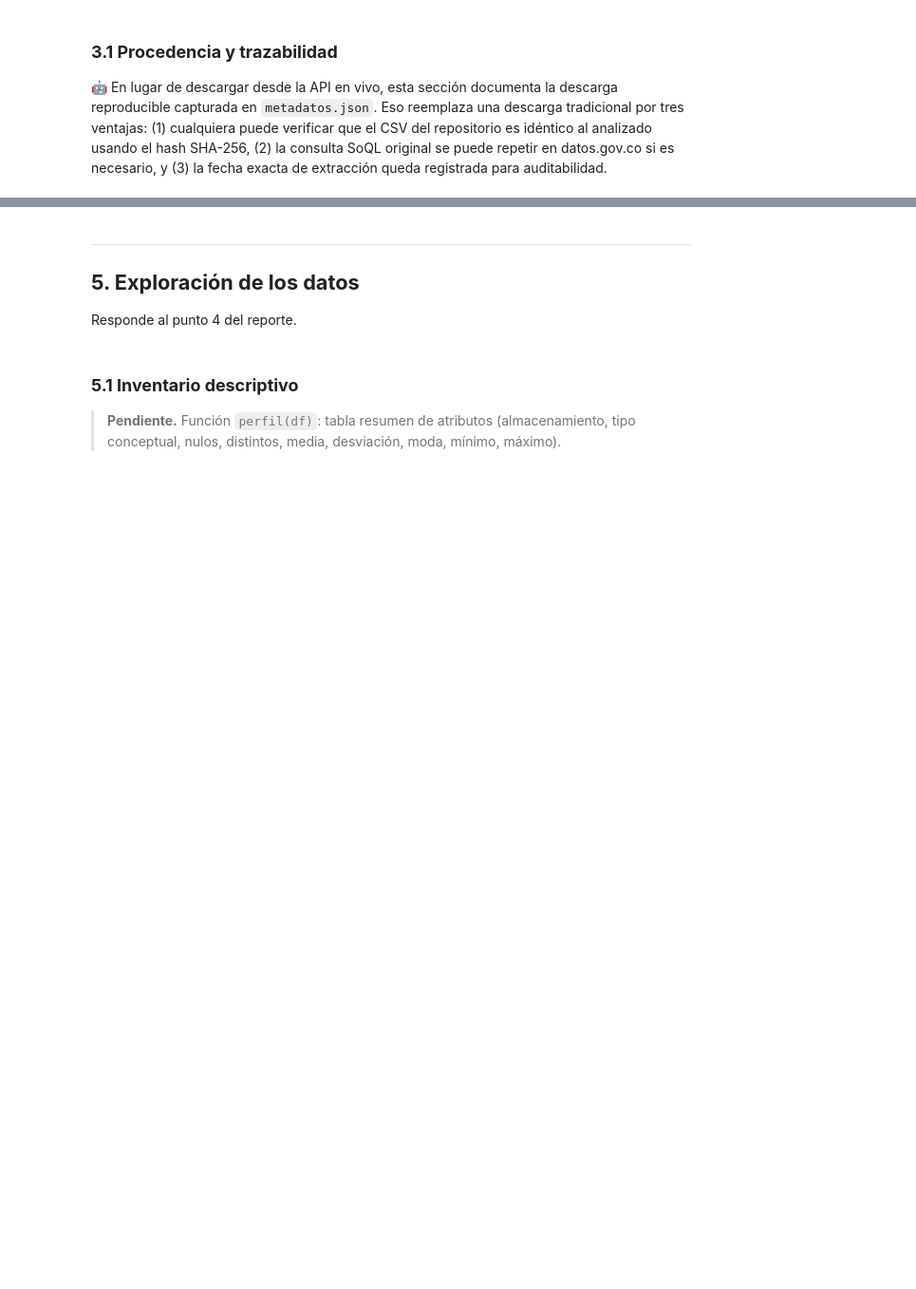
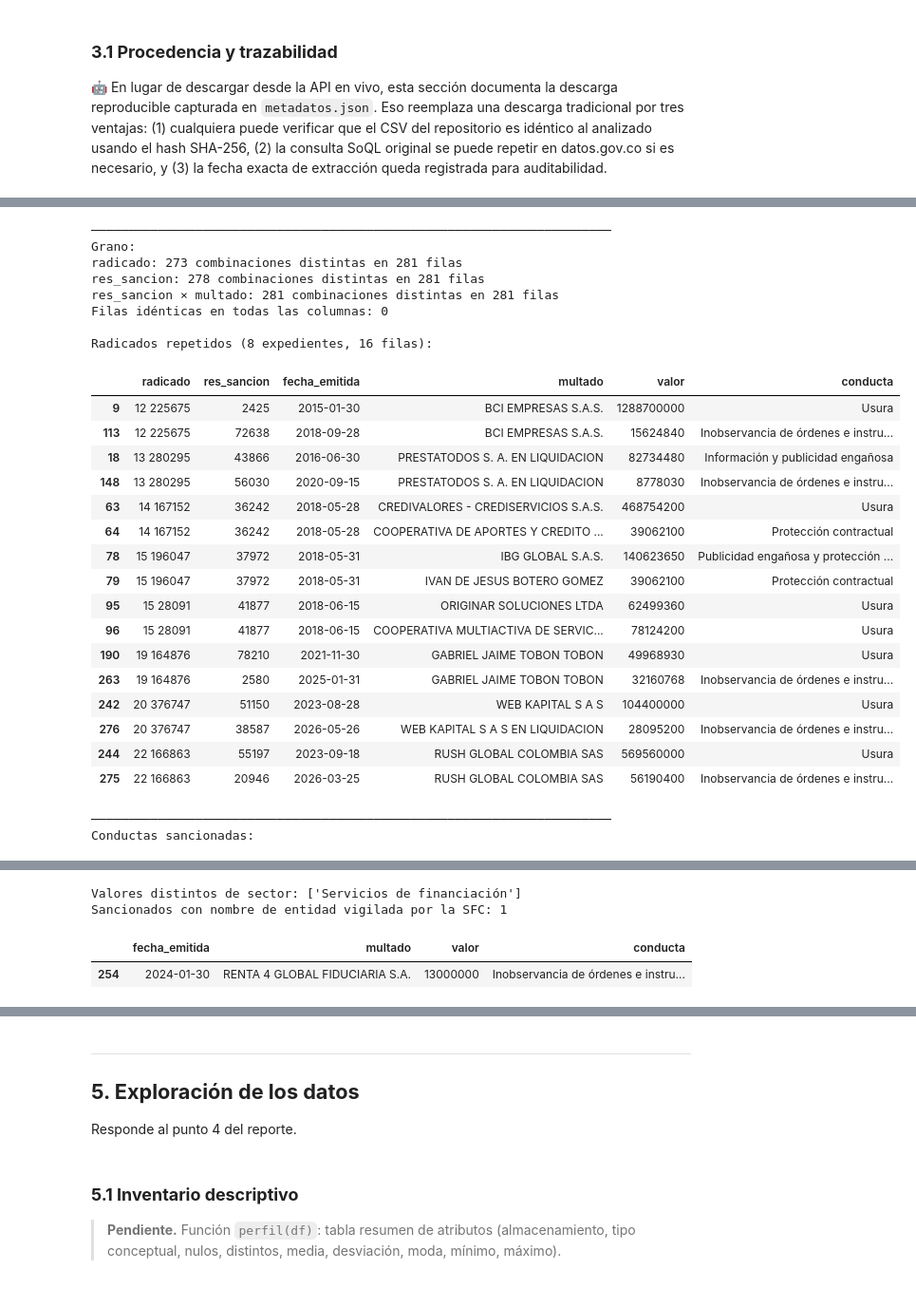
Before and after one commit to BautistaDavid/proyecto-final-gestion-datos, a Jupyter notebook: ProyectoFinal_DavidBautista_BelkyMayorga_FabianBecerra.ipynb, the cells around one changed output, grey strips where cells are left out. Shown at 95% size. Saved outputs shown, nothing was run; the diff lists cells and outputs as text; code cells hidden in the pictures; blank space fills up the shorter version.

```diff
--- a/ProyectoFinal_DavidBautista_BelkyMayorga_FabianBecerra.ipynb
+++ b/ProyectoFinal_DavidBautista_BelkyMayorga_FabianBecerra.ipynb
@@ -406,0 +717,18 @@ Responde al punto 3 del reporte: justificación, aporte a las preguntas y estrat
+# %%
+sanciones = datos["sanciones_sic"].copy()
+sanciones["fecha_emitida"] = pd.to_datetime(sanciones["fecha_emitida"])
+
+print(f"{'─'*70}\nColumnas y tipos:")
+display(sanciones.dtypes.to_frame("tipo"))
+
+por_ano_sic = sanciones.groupby(sanciones["fecha_emitida"].dt.year).agg(
+    sanciones=("radicado", "size"),
+    entidades=("multado", "nunique"),
+    valor_total=("valor", "sum"),
+    valor_mediano=("valor", "median"),
+)
+print(f"\n{'─'*70}\nSanciones por año:")
+display(por_ano_sic)
+print(f"Periodo: {sanciones['fecha_emitida'].min():%Y-%m-%d} a {sanciones['fecha_emitida'].max():%Y-%m-%d} · "
+      f"{len(sanciones):,} sanciones · {sanciones['multado'].nunique():,} entidades sancionadas distintas")
+print(f"Valor total de las multas: ${sanciones['valor'].sum():,.0f} · mediana: ${sanciones['valor'].median():,.0f}")
@@ -406,0 +766,47 @@ Responde al punto 3 del reporte: justificación, aporte a las preguntas y estrat
+# %%
+print(f"{'─'*70}\nGrano:")
+for cols in [["radicado"], ["res_sancion"], ["res_sancion", "multado"]]:
+    print(f"{' × '.join(cols)}: {len(sanciones[cols].drop_duplicates()):,} combinaciones distintas en {len(sanciones):,} filas")
+print(f"Filas idénticas en todas las columnas: {sanciones.duplicated().sum():,}")
+
+radicados_rep = sanciones[sanciones.duplicated("radicado", keep=False)].sort_values(["radicado", "fecha_emitida"])
+print(f"\nRadicados repetidos ({radicados_rep['radicado'].nunique()} expedientes, {len(radicados_rep)} filas):")
+display(radicados_rep[["radicado", "res_sancion", "fecha_emitida", "multado", "valor", "conducta"]])
+
+print(f"\n{'─'*70}\nConductas sancionadas:")
+display(sanciones.groupby("conducta").agg(sanciones=("radicado", "size"), valor_total=("valor", "sum"))
+        .sort_values("sanciones", ascending=False))
+print(f"Valores distintos de sector: {sanciones['sector'].unique().tolist()}")
+
+patron_sfc = "BANCO|DAVIVIENDA|FIDUCIARIA|CORREDORES|COMPAÑ[IÍ]A DE FINANCIAMIENTO"
+vigiladas = sanciones["multado"].str.upper().str.contains(patron_sfc, regex=True)
+print(f"Sancionados con nombre de entidad vigilada por la SFC: {vigiladas.sum()}")
+display(sanciones.loc[vigiladas, ["fecha_emitida", "multado", "valor", "conducta"]])
+# %% [output]
+──────────────────────────────────────────────────────────────────────
+Grano:
+radicado: 273 combinaciones distintas en 281 filas
+res_sancion: 278 combinaciones distintas en 281 filas
+res_sancion × multado: 281 combinaciones distintas en 281 filas
+Filas idénticas en todas las columnas: 0
+
+Radicados repetidos (8 expedientes, 16 filas):
+|  | radicado | res_sancion | fecha_emitida | multado | valor | conducta |
+| 9 | 12 225675 | 2425 | 2015-01-30 | BCI EMPRESAS S.A.S. | 1288700000 | Usura |
+| 113 | 12 225675 | 72638 | 2018-09-28 | BCI EMPRESAS S.A.S. | 15624840 | Inobservancia de órdenes e instru... |
+| 18 | 13 280295 | 43866 | 2016-06-30 | PRESTATODOS S. A. EN LIQUIDACION | 82734480 | Información y publicidad engañosa |
+| 148 | 13 280295 | 56030 | 2020-09-15 | PRESTATODOS S. A. EN LIQUIDACION | 8778030 | Inobservancia de órdenes e instru... |
+| 63 | 14 167152 | 36242 | 2018-05-28 | CREDIVALORES - CREDISERVICIOS S.A.S. | 468754200 | Usura |
+| 64 | 14 167152 | 36242 | 2018-05-28 | COOPERATIVA DE APORTES Y CREDITO ... | 39062100 | Protección contractual |
+| 78 | 15 196047 | 37972 | 2018-05-31 | IBG GLOBAL S.A.S. | 140623650 | Publicidad engañosa y protección ... |
+| 79 | 15 196047 | 37972 | 2018-05-31 | IVAN DE JESUS BOTERO GOMEZ | 39062100 | Protección contractual |
+| 95 | 15 28091 | 41877 | 2018-06-15 | ORIGINAR SOLUCIONES LTDA | 62499360 | Usura |
+| 96 | 15 28091 | 41877 | 2018-06-15 | COOPERATIVA MULTIACTIVA DE SERVIC... | 78124200 | Usura |
+| 190 | 19 164876 | 78210 | 2021-11-30 | GABRIEL JAIME TOBON TOBON | 49968930 | Usura |
+| 263 | 19 164876 | 2580 | 2025-01-31 | GABRIEL JAIME TOBON TOBON | 32160768 | Inobservancia de órdenes e instru... |
+| 242 | 20 376747 | 51150 | 2023-08-28 | WEB KAPITAL S A S | 104400000 | Usura |
+| 276 | 20 376747 | 38587 | 2026-05-26 | WEB KAPITAL S A S EN LIQUIDACION | 28095200 | Inobservancia de órdenes e instru... |
+| 244 | 22 166863 | 55197 | 2023-09-18 | RUSH GLOBAL COLOMBIA SAS | 569560000 | Usura |
+| 275 | 22 166863 | 20946 | 2026-03-25 | RUSH GLOBAL COLOMBIA SAS | 56190400 | Inobservancia de órdenes e instru... |
+──────────────────────────────────────────────────────────────────────
+Conductas sancionadas:
@@ -406,0 +832,4 @@ Responde al punto 3 del reporte: justificación, aporte a las preguntas y estrat
+Valores distintos de sector: ['Servicios de financiación']
+Sancionados con nombre de entidad vigilada por la SFC: 1
+|  | fecha_emitida | multado | valor | conducta |
+| 254 | 2024-01-30 | RENTA 4 GLOBAL FIDUCIARIA S.A. | 13000000 | Inobservancia de órdenes e instru... |
```
Also changed, not shown: parts of 49 cells of this notebook.
